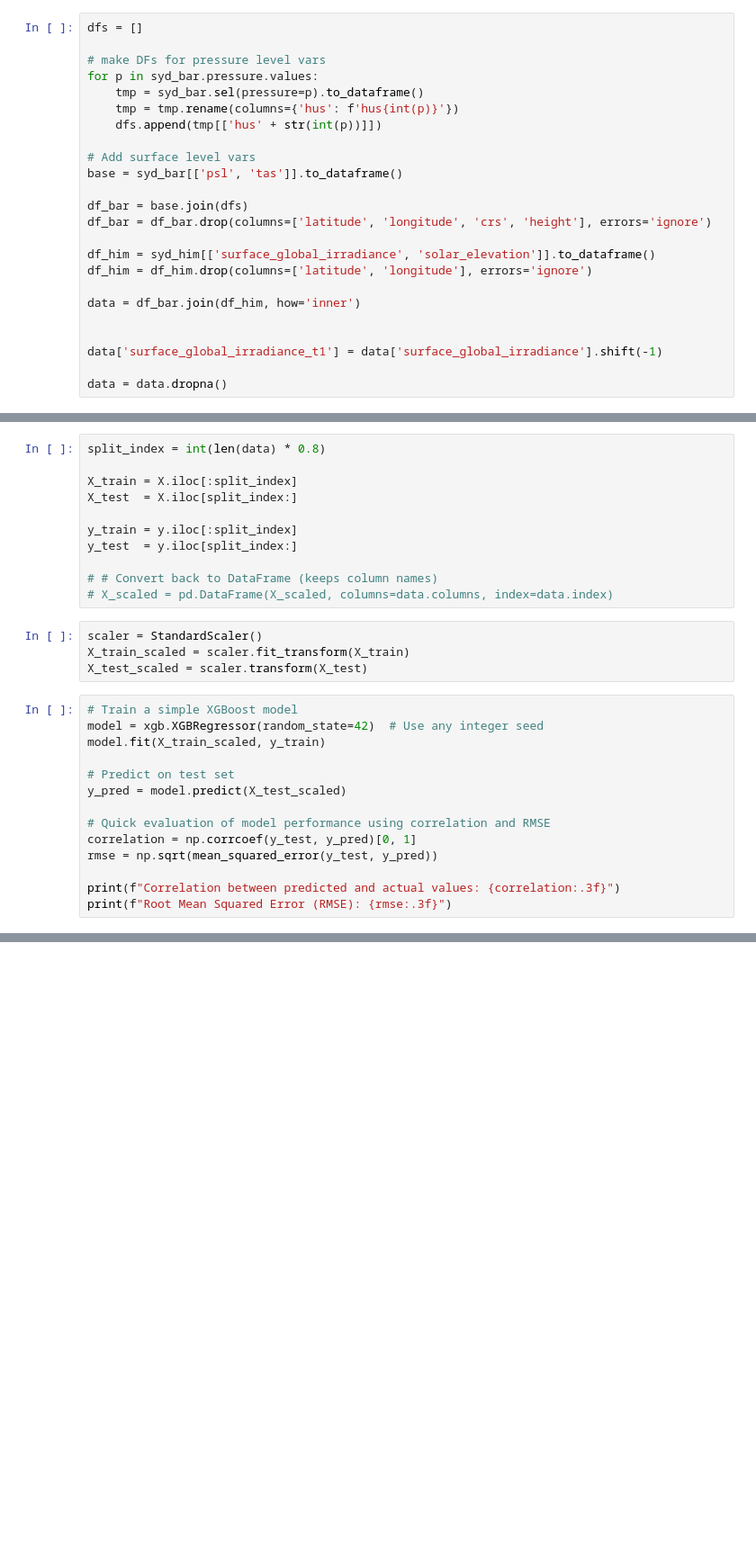
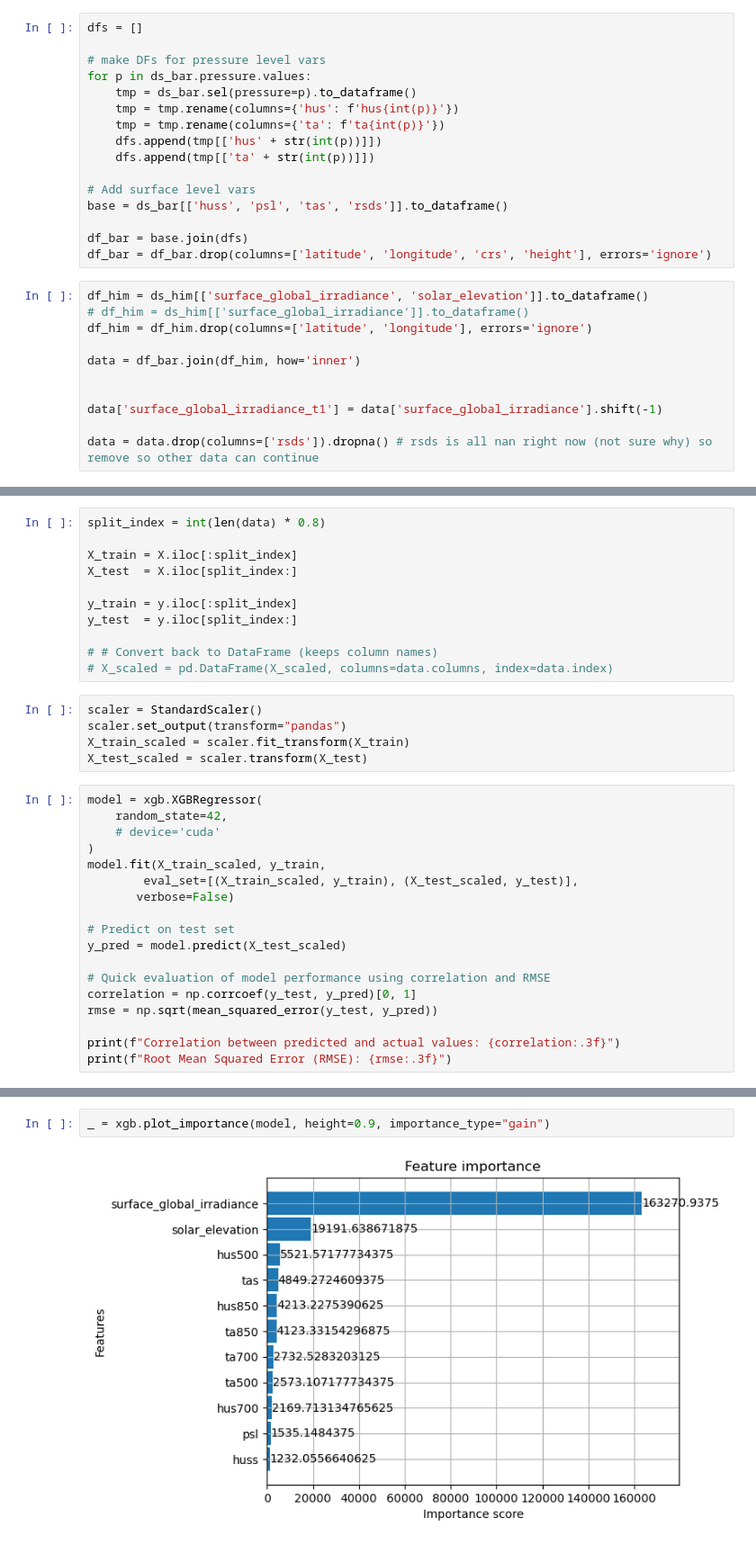
Before and after one commit to cdoedens/solar-nowcast, a Jupyter notebook: mouse/xgboost.ipynb, the cells around one changed output, grey strips where cells are left out. Shown at 90% size. Saved outputs shown, nothing was run; the diff lists cells and outputs as text; blank space fills up the shorter version.

```diff
--- a/mouse/xgboost.ipynb
+++ b/mouse/xgboost.ipynb
@@ -51,23 +80,26 @@ syd_him = himawar_date.sel( # Sydney coordinates
 dfs = []
 
 # make DFs for pressure level vars
-for p in syd_bar.pressure.values:
-    tmp = syd_bar.sel(pressure=p).to_dataframe()
+for p in ds_bar.pressure.values:
+    tmp = ds_bar.sel(pressure=p).to_dataframe()
     tmp = tmp.rename(columns={'hus': f'hus{int(p)}'})
+    tmp = tmp.rename(columns={'ta': f'ta{int(p)}'})
     dfs.append(tmp[['hus' + str(int(p))]])
+    dfs.append(tmp[['ta' + str(int(p))]])
 
 # Add surface level vars
-base = syd_bar[['psl', 'tas']].to_dataframe()
+base = ds_bar[['huss', 'psl', 'tas', 'rsds']].to_dataframe()
 
 df_bar = base.join(dfs)
 df_bar = df_bar.drop(columns=['latitude', 'longitude', 'crs', 'height'], errors='ignore')
-
-df_him = syd_him[['surface_global_irradiance', 'solar_elevation']].to_dataframe()
-df_him = df_him.drop(columns=['latitude', 'longitude'], errors='ignore')
-
-data = df_bar.join(df_him, how='inner')
-
-
-data['surface_global_irradiance_t1'] = data['surface_global_irradiance'].shift(-1)
-
-data = data.dropna()
+# %%
+df_him = ds_him[['surface_global_irradiance', 'solar_elevation']].to_dataframe()
+# df_him = ds_him[['surface_global_irradiance']].to_dataframe()
+df_him = df_him.drop(columns=['latitude', 'longitude'], errors='ignore')
+
+data = df_bar.join(df_him, how='inner')
+
+
+data['surface_global_irradiance_t1'] = data['surface_global_irradiance'].shift(-1)
+
+data = data.drop(columns=['rsds']).dropna() # rsds is all nan right now (not sure why) so remove so other data can continue
@@ -87,12 +124,17 @@ y_test  = y.iloc[split_index:]
 # X_scaled = pd.DataFrame(X_scaled, columns=data.columns, index=data.index)
 # %%
 scaler = StandardScaler()
+scaler.set_output(transform="pandas")
 X_train_scaled = scaler.fit_transform(X_train)
 X_test_scaled = scaler.transform(X_test)
 # %%
-# Train a simple XGBoost model
-model = xgb.XGBRegressor(random_state=42)  # Use any integer seed
-model.fit(X_train_scaled, y_train)
+model = xgb.XGBRegressor(
+    random_state=42,
+    # device='cuda'
+)
+model.fit(X_train_scaled, y_train,
+        eval_set=[(X_train_scaled, y_train), (X_test_scaled, y_test)],
+       verbose=False)
 
 # Predict on test set
 y_pred = model.predict(X_test_scaled)
@@ -123 +173,5 @@ psl                          0.018219
 dtype: float32
+# %%
+_ = xgb.plot_importance(model, height=0.9, importance_type="gain")
+# %% [output]
+[figure, added]
```
Also changed, not shown: parts of 15 cells of this notebook.
